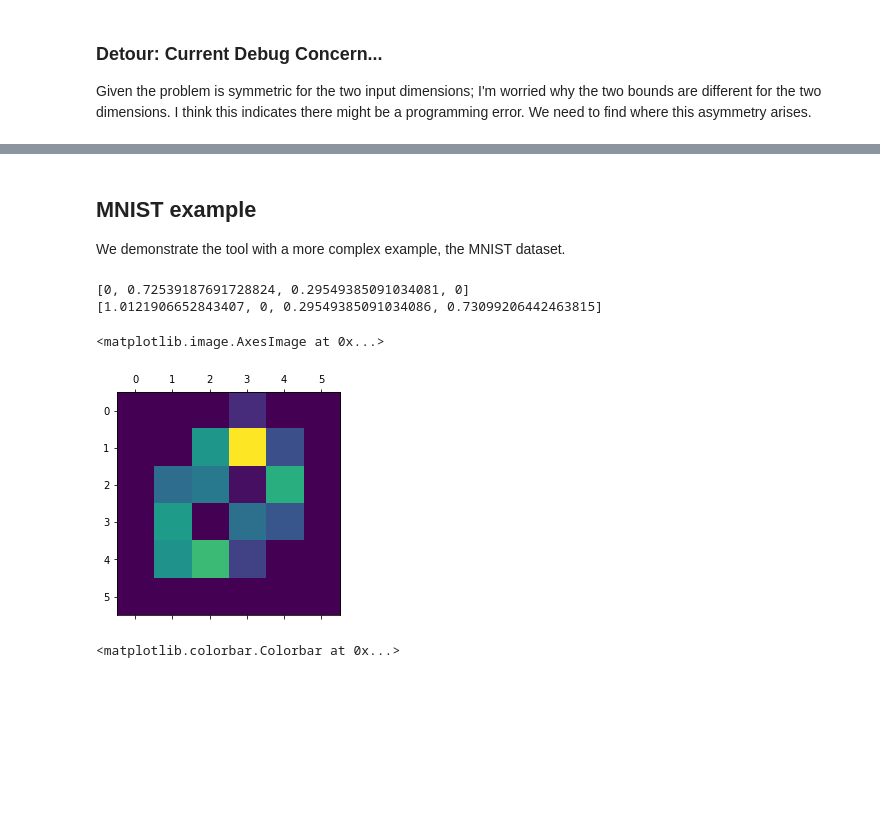
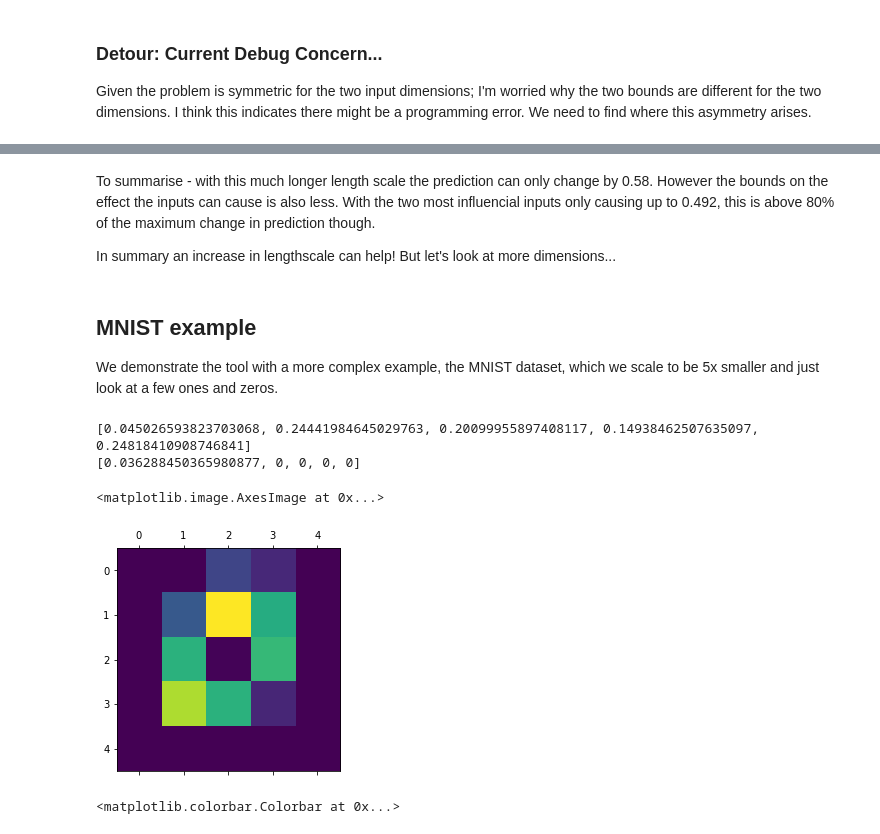
Before and after one commit to lionfish0/GPAdversarialBound, a Jupyter notebook: jupyter/Demo.ipynb, the cells around one changed output, grey strips where cells are left out. Cells and saved outputs as stored; diff of their text form; code cells hidden in the pictures; blank space fills up the shorter version.

```diff
--- a/jupyter/Demo.ipynb
+++ b/jupyter/Demo.ipynb
@@ -130,0 +177,2 @@ array([[ 0.62925353],
+# %%
+l = 2.0 #instead of 0.3
@@ -130,0 +214,4 @@ array([[ 0.62925353],
+# %%
+preds = getpred(X,X,Y,l)
+print(preds)
+max(preds)-min(preds)
@@ -130,0 +239,23 @@ array([[ 0.62925353],
+# %%
+l = 4.0 #instead of 0.3
+#positive Y:
+pos_allshifts,pos_dbinfo = getshiftbounds(X,Y,l=l,totalits=2000)
+print(pos_allshifts)
+#negative Y:
+neg_allshifts,neg_dbinfo = getshiftbounds(X,-Y,l=l,totalits=2000)
+print(neg_allshifts)
+maxchange = 0
+for x1 in np.arange(0,1.001,0.2):
+    for x2 in np.arange(0,1.001,0.2):
+        for x3 in np.arange(0,1.001,0.2):
+            for x4 in np.arange(0,1.001,0.2):
+                Xtest = []
+                for x5 in np.arange(0,1.001,0.05):
+                    Xtest.append([x1,x2,x3,x4,x5])
+                Xtest = np.array(Xtest)
+                preds = getpred(Xtest,X,Y,l)
+                maxchange=max(maxchange,(max(preds)-min(preds)))
+print(maxchange)
+preds = getpred(X,X,Y,l)
+print(preds)
+max(preds)-min(preds)
@@ -131,7 +281,11 @@ array([[ 0.62925353],
+# %% [markdown]
+To summarise - with this much longer length scale the prediction can only change by 0.58. However the bounds on the effect the inputs can cause is also less. With the two most influencial inputs only causing up to 0.492, this is above 80% of the maximum change in prediction though.
+
+In summary an increase in lengthscale can help! But let's look at more dimensions...
 # %% [markdown]
 ## MNIST example
 
-We demonstrate the tool with a more complex example, the MNIST dataset.
+We demonstrate the tool with a more complex example, the MNIST dataset, which we scale to be 5x smaller and just look at a few ones and zeros.
 # %%
 from mnist import MNIST
 #download the mnist data from http://yann.lecun.com/exdb/mnist/
@@ -166,22 +320,22 @@ def getMNISTexample(scalingfactor=7):
     newres = int(X[0,:].size**.5)
     return X,Y,Xtest,Ytest
 
-X,Y,Xtest,Ytest = getMNISTexample(scalingfactor=5)
+X,Y,Xtest,Ytest = getMNISTexample(scalingfactor=6)
 #positive Y:
 l = 1000.0
-#pos_allshifts,pos_dbinfo = getshiftbounds(X,Y,l=l,totalits=50,valmax=255)
+pos_allshifts,pos_dbinfo = getshiftbounds(X,Y,l=l,totalits=500,valmax=255)
 print(pos_allshifts)
 #negative Y:
-#neg_allshifts,neg_dbinfo = getshiftbounds(X,-Y,l=l,totalits=50,valmax=255)
+neg_allshifts,neg_dbinfo = getshiftbounds(X,-Y,l=l,totalits=500,valmax=255)
 print(neg_allshifts)
 # %% [output]
-[0, 0.72539187691728824, 0.29549385091034081, 0]
-[1.0121906652843407, 0, 0.29549385091034086, 0.73099206442463815]
+[0.045026593823703068, 0.24441984645029763, 0.20099955897408117, 0.14938462507635097, 0.24818410908746841]
+[0.036288450365980877, 0, 0, 0, 0]
 # %%
-plt.matshow(np.reshape(X[0,:],[6,6]))
+plt.matshow(np.reshape(X[0,:],[5,5]))
 # %% [output]
 <matplotlib.image.AxesImage at 0x...>
-[figure, old version]
+[figure, new version]
 # %%
 plt.matshow(np.reshape(np.max(np.c_[neg_allshifts,pos_allshifts],1),[6,6]),cmap='gray')
 plt.colorbar()
```
Also changed, not shown: parts of 16 cells of this notebook, 3 other files.
